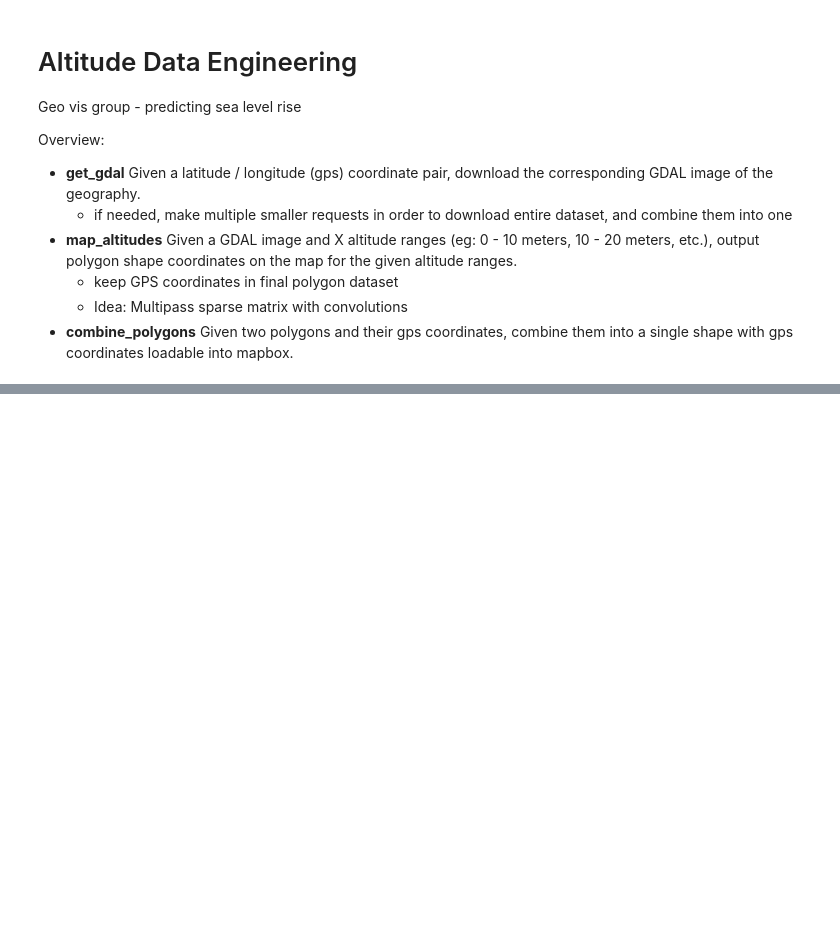
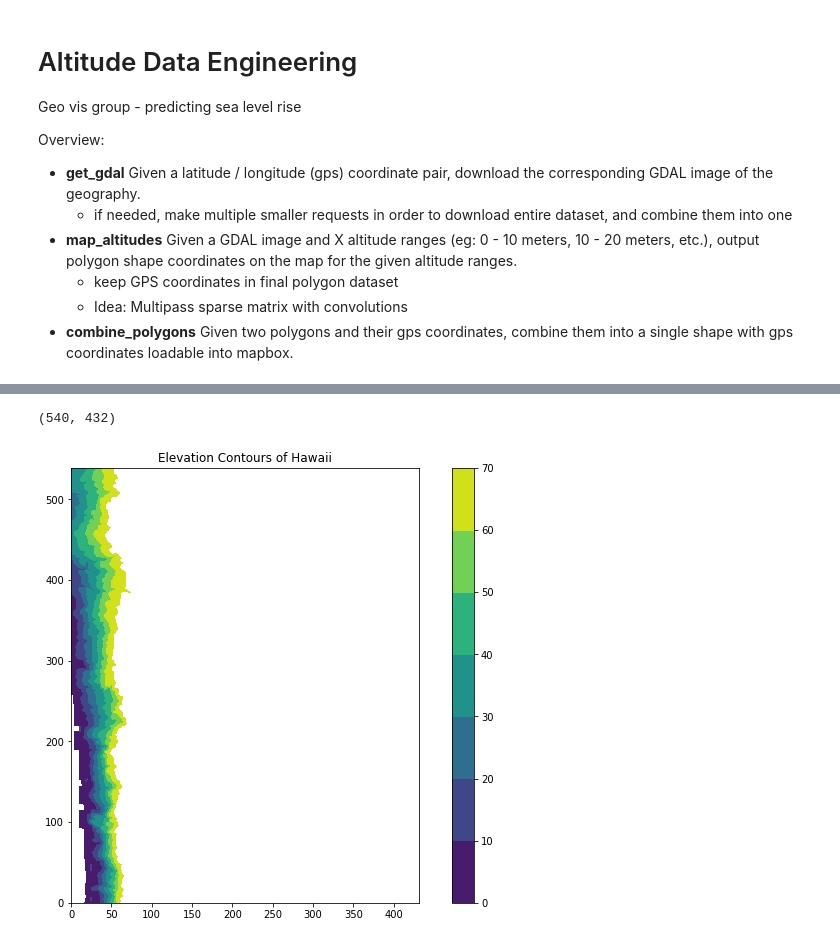
Before and after one commit to blakedallen/geo-viz-group, a Jupyter notebook: Data Engineering.ipynb, the cells around one changed output, grey strips where cells are left out. Drawn from its saved outputs; the diff is of its cells as text; code cells hidden in the pictures; blank space fills up the shorter version.

Commit message:
Add files via upload
Added polygon derivation for the gdal/osgeo and elevation libs

```diff
--- a/Data Engineering.ipynb
+++ b/Data Engineering.ipynb
@@ -239,0 +62,49 @@ plt.show()
+# %%
+#TODO, create custom rects for each of these
+#elevations
+#export these as datasets (geocoordinates)
+levels = list(range(0, 80, 10))
+
+#from coordinates (bottom-left --> top-right) -156.09 19.00 -154.81 20.26
+#filename = "data/Hawaii.tif"
+filename = "/home/esca/w209/bk/geo-viz-group-elevation/geo-viz-group-elevation/Maui.tif"
+gdal_data = gdal.Open(filename)
+gdal_band = gdal_data.GetRasterBand(1)
+nodataval = gdal_band.GetNoDataValue()
+
+# convert to a numpy array
+data_array = gdal_data.ReadAsArray().astype(np.float)
+
+# replace missing values if necessary
+if np.any(data_array == nodataval):
+    data_array[data_array == nodataval] = np.nan
+
+data_array = np.flip(data_array, axis=0)
+
+print(data_array.shape)
+
+#save to csv
+#np.savetxt("data/locations/hawaii_big_island.csv", data_array, delimiter=",")
+
+
+sliced = []
+for x in range(0,data_array.shape[0],100):
+    sliced_x = []
+    for y in range(0,data_array.shape[1],100):
+        #print(data_array[x][y])
+        sliced_x.append(data_array[x][y])
+    sliced.append(sliced_x)
+# %% [output]
+(540, 432)
+# %%
+#Plot our data with Matplotlib's 'contourf'
+fig = plt.figure(figsize = (12, 8))
+ax = fig.add_subplot(111)
+plt.contourf(data_array, cmap = "viridis",
+            levels = levels)
+plt.title("Elevation Contours of Hawaii")
+cbar = plt.colorbar()
+plt.gca().set_aspect('equal', adjustable='box')
+plt.show()
+# %% [output]
+[figure, added]
```
Also changed, not shown: parts of 49 cells of this notebook.
